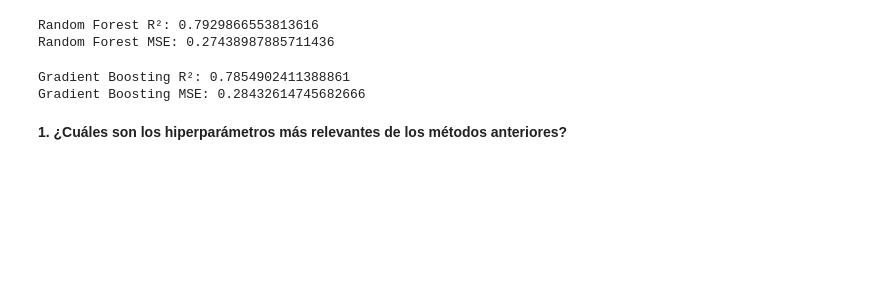
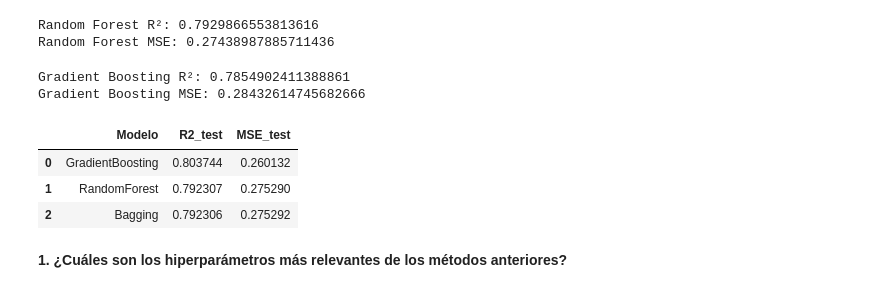
Before and after one commit to leirebernardez/P2-APAUT-II, a Jupyter notebook: soluciones_practica_2.ipynb, the cells around one changed output. Cells and saved outputs as stored; diff of their text form; code cells hidden in the pictures; blank space fills up the shorter version.

```diff
--- a/soluciones_practica_2.ipynb
+++ b/soluciones_practica_2.ipynb
@@ -188,9 +188,6 @@ X, y = data.data, data.target
 datos que estime conveniente teniendo en cuenta que el modelo de aprendizaje con
 el que va a tratar de resolver el problema es un  ́arbol de regresión. Finalmente
 responda a las siguientes preguntas**
-# %%
-X_train, X_test, y_train, y_test = train_test_split(
-    X, y, test_size=0.5, random_state=42)
 # %% [markdown]
 En el caso del árbol de regresión, no es necesario aplicar técnicas de escalado ni normalización, ya que no son sensibles a la escala de los atributos al realizar sus particiones.
 
@@ -675,7 +672,7 @@ pipe_rf = Pipeline([
         n_estimators=100,
         max_depth=None,
         random_state=42,
-        n_jobs=1
+        n_jobs=-1
     ))
 ])
 
@@ -707,6 +704,76 @@ print("Gradient Boosting MSE:", mean_squared_error(y_test, y_pred_gb))
 # %% [output]
 Gradient Boosting R²: 0.7854902411388861
 Gradient Boosting MSE: 0.28432614745682666
+# %%
+import pandas as pd
+from sklearn.pipeline import Pipeline
+from sklearn.ensemble import BaggingRegressor, RandomForestRegressor, GradientBoostingRegressor
+from sklearn.tree import DecisionTreeRegressor
+from sklearn.metrics import mean_squared_error, r2_score
+
+# Definimos los pipelines
+pipelines = {
+    "Bagging": Pipeline([
+        ("model", BaggingRegressor(
+            estimator=DecisionTreeRegressor(
+                max_depth=None,
+                min_samples_split=5,
+                min_samples_leaf=3,
+                random_state=42
+            ),
+            n_estimators=150,
+            max_samples=1.0,
+            max_features=1.0,
+            random_state=42,
+            n_jobs=-1
+        ))
+    ]),
+
+    "RandomForest": Pipeline([
+        ("model", RandomForestRegressor(
+            n_estimators=200,
+            max_depth=None,
+            min_samples_split=5,
+            min_samples_leaf=3,
+            random_state=42,
+            n_jobs=-1
+        ))
+    ]),
+
+    "GradientBoosting": Pipeline([
+        ("model", GradientBoostingRegressor(
+            n_estimators=200,
+            learning_rate=0.1,
+            max_depth=3,
+            min_samples_split=5,
+            min_samples_leaf=3,
+            subsample=1.0,
+            random_state=42
+        ))
+    ])
+}
+
+# Entrenamiento y evaluación
+results = []
+for name, pipe in pipelines.items():
+    pipe.fit(X_train, y_train)
+    y_pred = pipe.predict(X_test)
+    r2 = r2_score(y_test, y_pred)
+    mse = mean_squared_error(y_test, y_pred)
+    results.append({
+        "Modelo": name,
+        "R2_test": r2,
+        "MSE_test": mse
+    })
+
+# DataFrame con los resultados
+df_results = pd.DataFrame(results).sort_values(by="R2_test", ascending=False).reset_index(drop=True)
+df_results
+# %% [output]
+|  | Modelo | R2_test | MSE_test |
+| 0 | GradientBoosting | 0.803744 | 0.260132 |
+| 1 | RandomForest | 0.792307 | 0.275290 |
+| 2 | Bagging | 0.792306 | 0.275292 |
 # %% [markdown]
 
 **1. ¿Cuáles son los hiperparámetros más relevantes de los métodos anteriores?**
```
Also changed, not shown: parts of 9 cells of this notebook.
